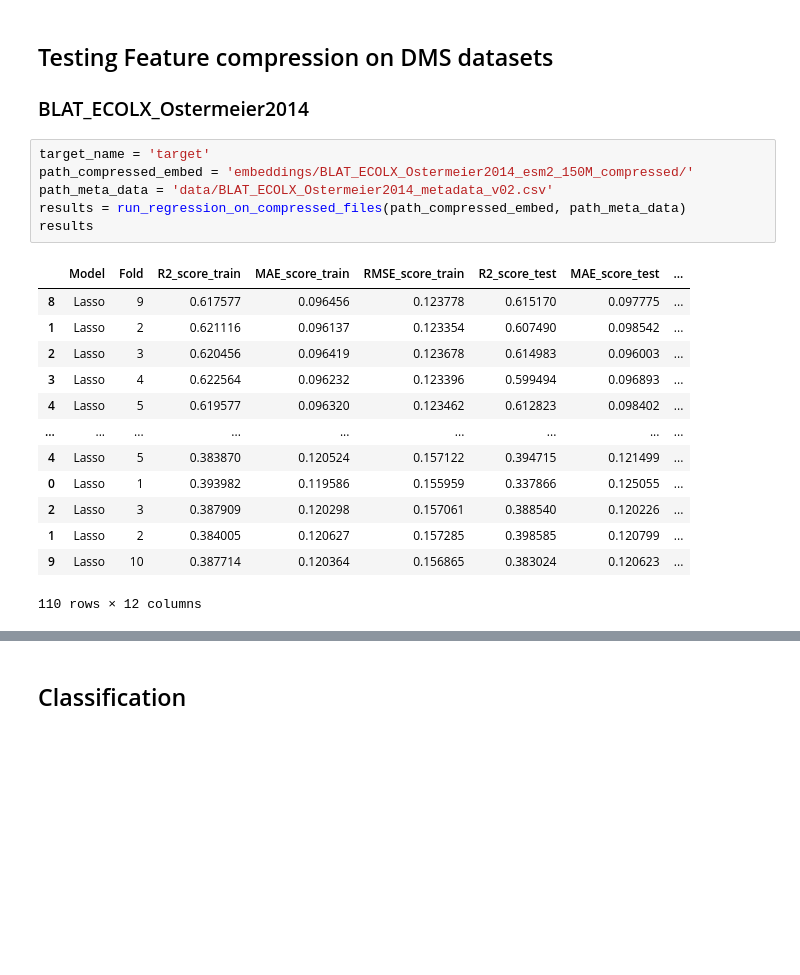
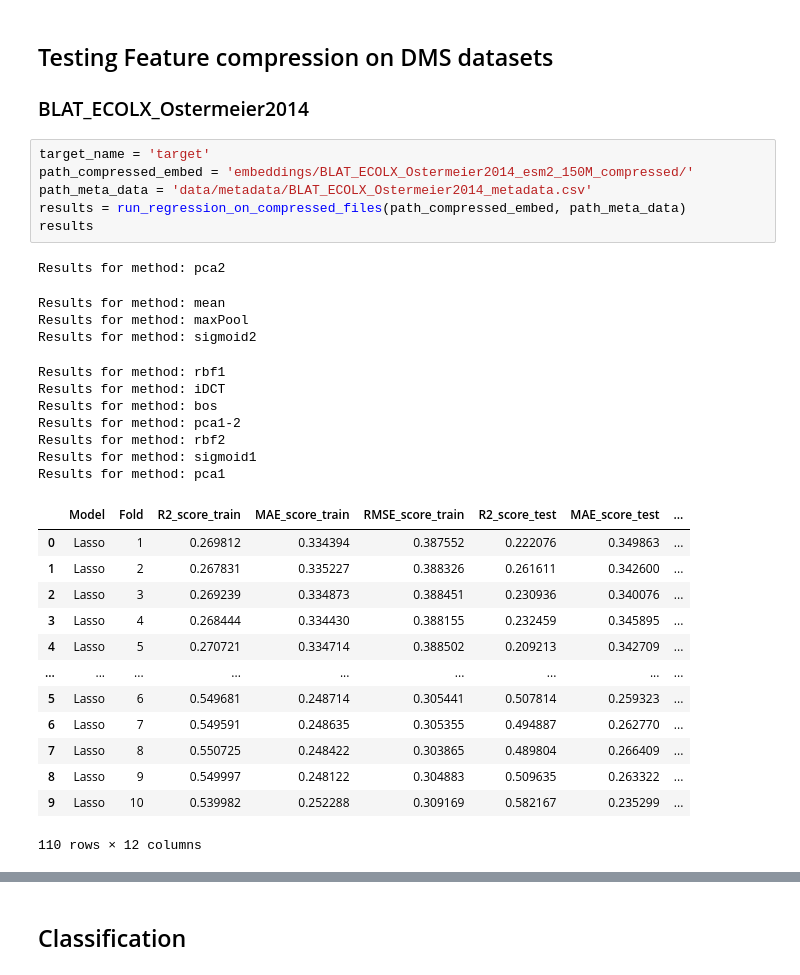
Before and after one commit to ziul-bio/SWAT, a Jupyter notebook: feature_compression.ipynb, the cells around one changed output, grey strips where cells are left out. Cells and saved outputs as stored; diff of their text form; blank space fills up the shorter version.

```diff
--- a/feature_compression.ipynb
+++ b/feature_compression.ipynb
@@ -346,23 +346,34 @@ def run_regression_on_compressed_files(path_compressed_embeds, path_meta_data):
 # %%
 target_name = 'target'
 path_compressed_embed = 'embeddings/BLAT_ECOLX_Ostermeier2014_esm2_150M_compressed/'
-path_meta_data = 'data/BLAT_ECOLX_Ostermeier2014_metadata_v02.csv'
+path_meta_data = 'data/metadata/BLAT_ECOLX_Ostermeier2014_metadata.csv'
 results = run_regression_on_compressed_files(path_compressed_embed, path_meta_data)
 results
 # %% [output]
+Results for method: pca2
+Results for method: mean
+Results for method: maxPool
+Results for method: sigmoid2
+Results for method: rbf1
+Results for method: iDCT
+Results for method: bos
+Results for method: pca1-2
+Results for method: rbf2
+Results for method: sigmoid1
+Results for method: pca1
 |  | Model | Fold | R2_score_train | MAE_score_train | RMSE_score_train | R2_score_test | MAE_score_test | ... |
-| 8 | Lasso | 9 | 0.617577 | 0.096456 | 0.123778 | 0.615170 | 0.097775 | ... |
-| 1 | Lasso | 2 | 0.621116 | 0.096137 | 0.123354 | 0.607490 | 0.098542 | ... |
-| 2 | Lasso | 3 | 0.620456 | 0.096419 | 0.123678 | 0.614983 | 0.096003 | ... |
-| 3 | Lasso | 4 | 0.622564 | 0.096232 | 0.123396 | 0.599494 | 0.096893 | ... |
-| 4 | Lasso | 5 | 0.619577 | 0.096320 | 0.123462 | 0.612823 | 0.098402 | ... |
+| 0 | Lasso | 1 | 0.269812 | 0.334394 | 0.387552 | 0.222076 | 0.349863 | ... |
+| 1 | Lasso | 2 | 0.267831 | 0.335227 | 0.388326 | 0.261611 | 0.342600 | ... |
+| 2 | Lasso | 3 | 0.269239 | 0.334873 | 0.388451 | 0.230936 | 0.340076 | ... |
+| 3 | Lasso | 4 | 0.268444 | 0.334430 | 0.388155 | 0.232459 | 0.345895 | ... |
+| 4 | Lasso | 5 | 0.270721 | 0.334714 | 0.388502 | 0.209213 | 0.342709 | ... |
 | ... | ... | ... | ... | ... | ... | ... | ... | ... |
-| 4 | Lasso | 5 | 0.383870 | 0.120524 | 0.157122 | 0.394715 | 0.121499 | ... |
-| 0 | Lasso | 1 | 0.393982 | 0.119586 | 0.155959 | 0.337866 | 0.125055 | ... |
-| 2 | Lasso | 3 | 0.387909 | 0.120298 | 0.157061 | 0.388540 | 0.120226 | ... |
-| 1 | Lasso | 2 | 0.384005 | 0.120627 | 0.157285 | 0.398585 | 0.120799 | ... |
-| 9 | Lasso | 10 | 0.387714 | 0.120364 | 0.156865 | 0.383024 | 0.120623 | ... |
+| 5 | Lasso | 6 | 0.549681 | 0.248714 | 0.305441 | 0.507814 | 0.259323 | ... |
+| 6 | Lasso | 7 | 0.549591 | 0.248635 | 0.305355 | 0.494887 | 0.262770 | ... |
+| 7 | Lasso | 8 | 0.550725 | 0.248422 | 0.303865 | 0.489804 | 0.266409 | ... |
+| 8 | Lasso | 9 | 0.549997 | 0.248122 | 0.304883 | 0.509635 | 0.263322 | ... |
+| 9 | Lasso | 10 | 0.539982 | 0.252288 | 0.309169 | 0.582167 | 0.235299 | ... |
-110 rows × 12 columns
+110 rows × 12 columns
 # %%
 results.sort_values('Compression_methd', inplace=True)
 
```
Also changed, not shown: parts of 2 cells of this notebook.
